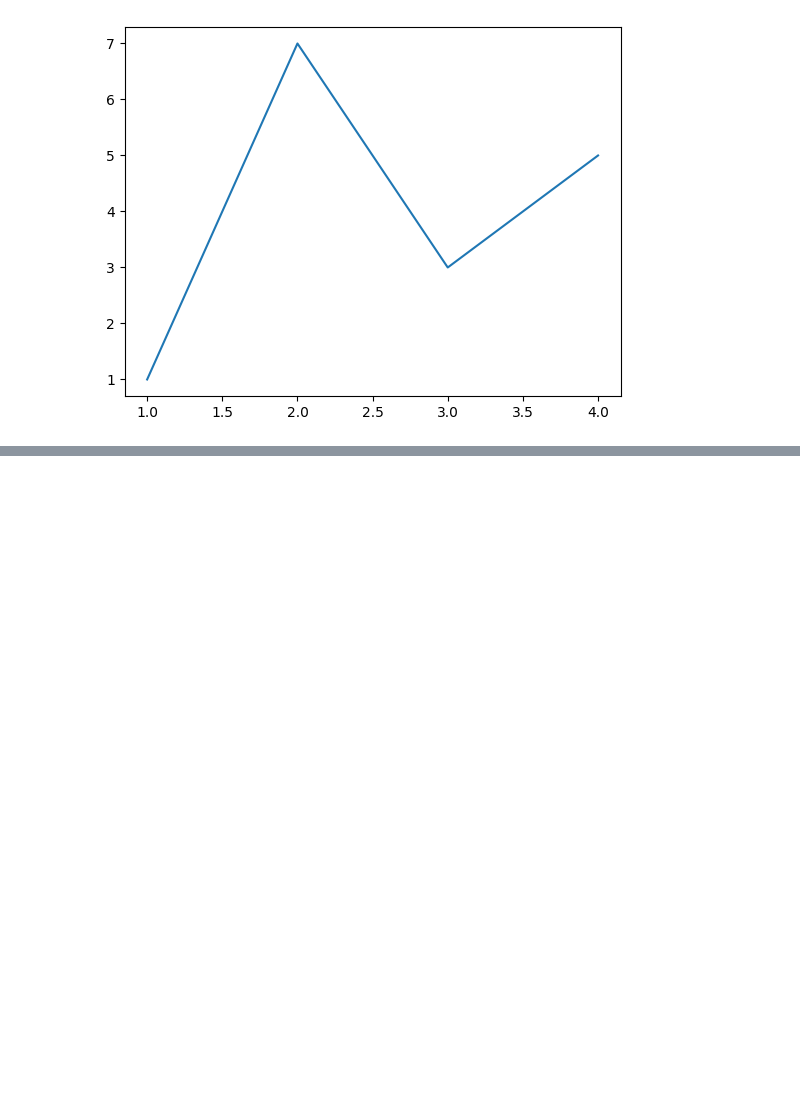
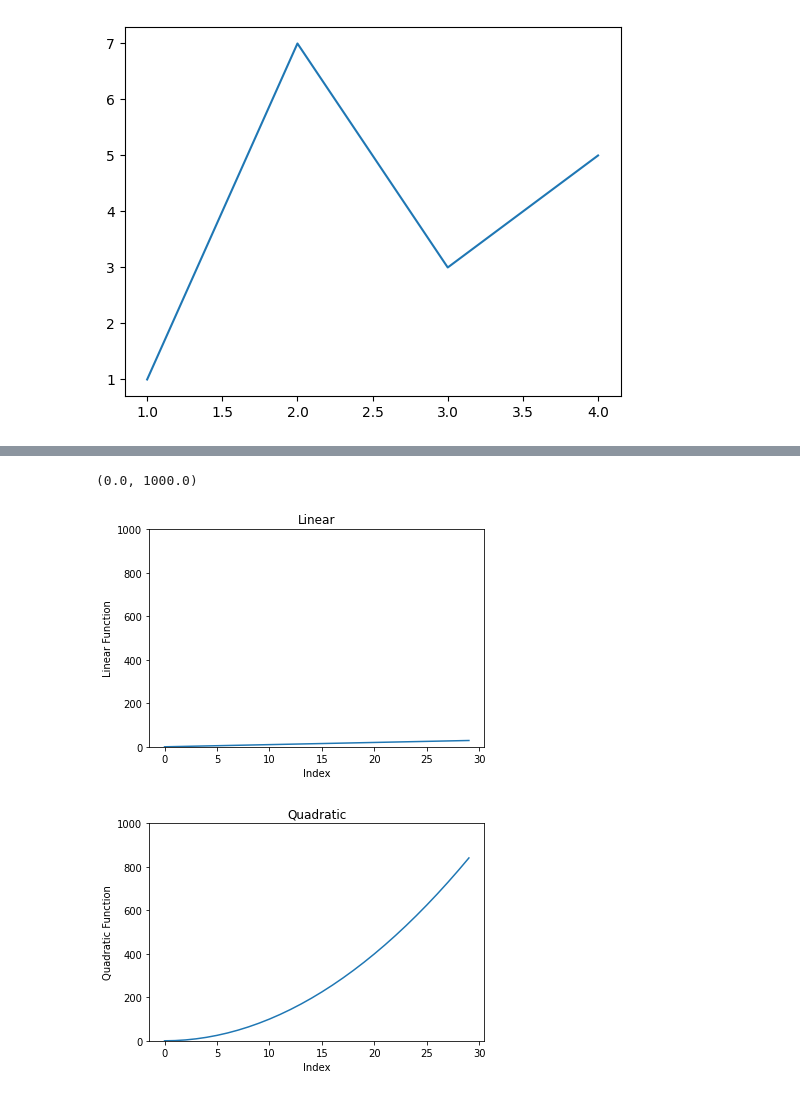
Before and after one commit to adevrent/mitx_python, a Jupyter notebook: Unit 7/topic13.ipynb, the cells around one changed output, grey strips where cells are left out. Drawn from its saved outputs; the diff is of its cells as text; code cells hidden in the pictures; blank space fills up the shorter version.

```diff
--- a/Unit 7/topic13.ipynb
+++ b/Unit 7/topic13.ipynb
@@ -7,0 +43,20 @@ pylab.show() #show figure on screen
+# %%
+plt.figure("lin")
+plt.clf()
+plt.plot(mySamples, myLinear)
+plt.xlabel("Index")
+plt.ylabel("Linear Function")
+plt.title("Linear")
+plt.ylim(0, 1000)
+
+plt.figure("quad")
+plt.clf()
+plt.plot(mySamples, myQuadratic)
+plt.xlabel("Index")
+plt.ylabel("Quadratic Function")
+plt.title("Quadratic")
+plt.ylim(0, 1000)
+# %% [output]
+(0.0, 1000.0)
+[figure, added]
+[figure, added]
```
Also changed, not shown: parts of 7 cells of this notebook.
